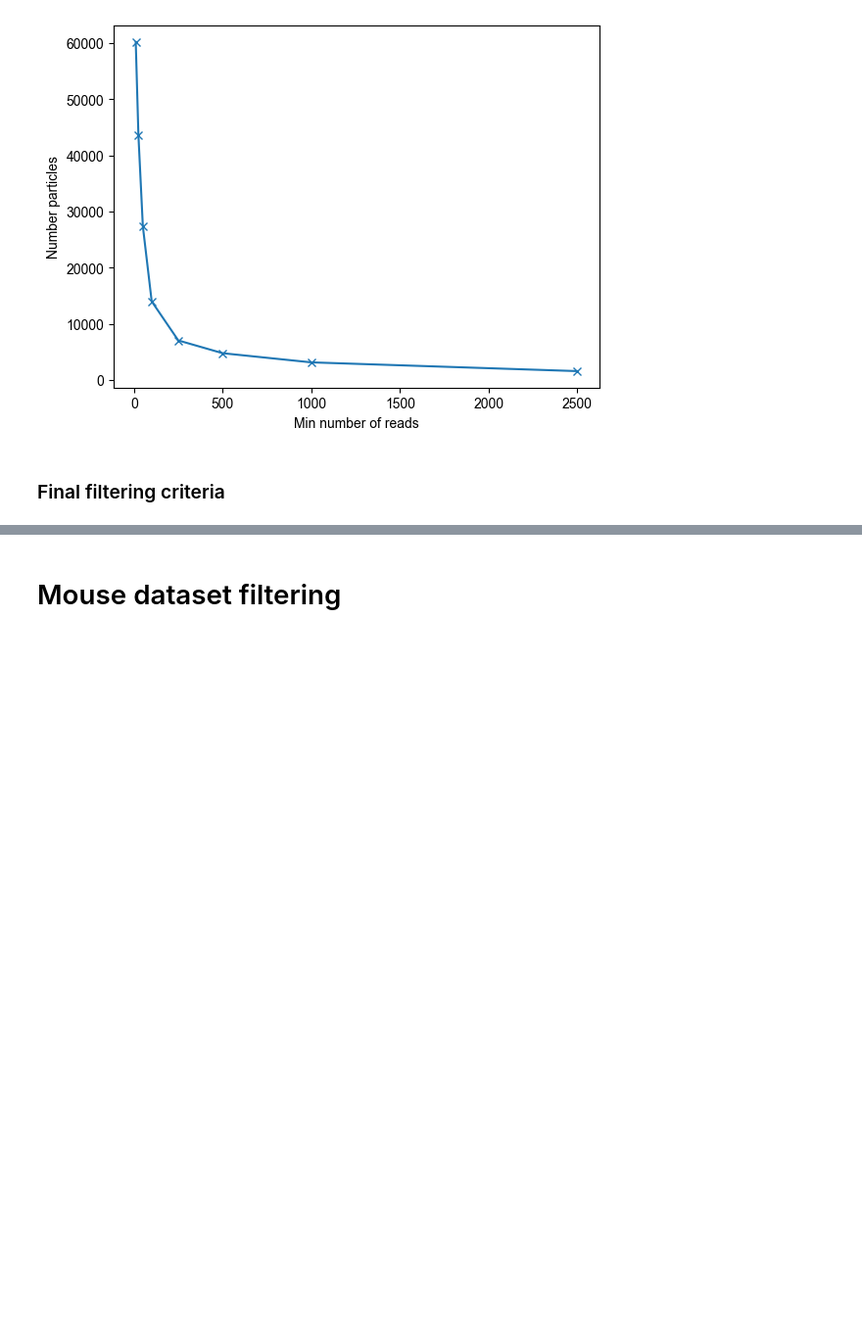
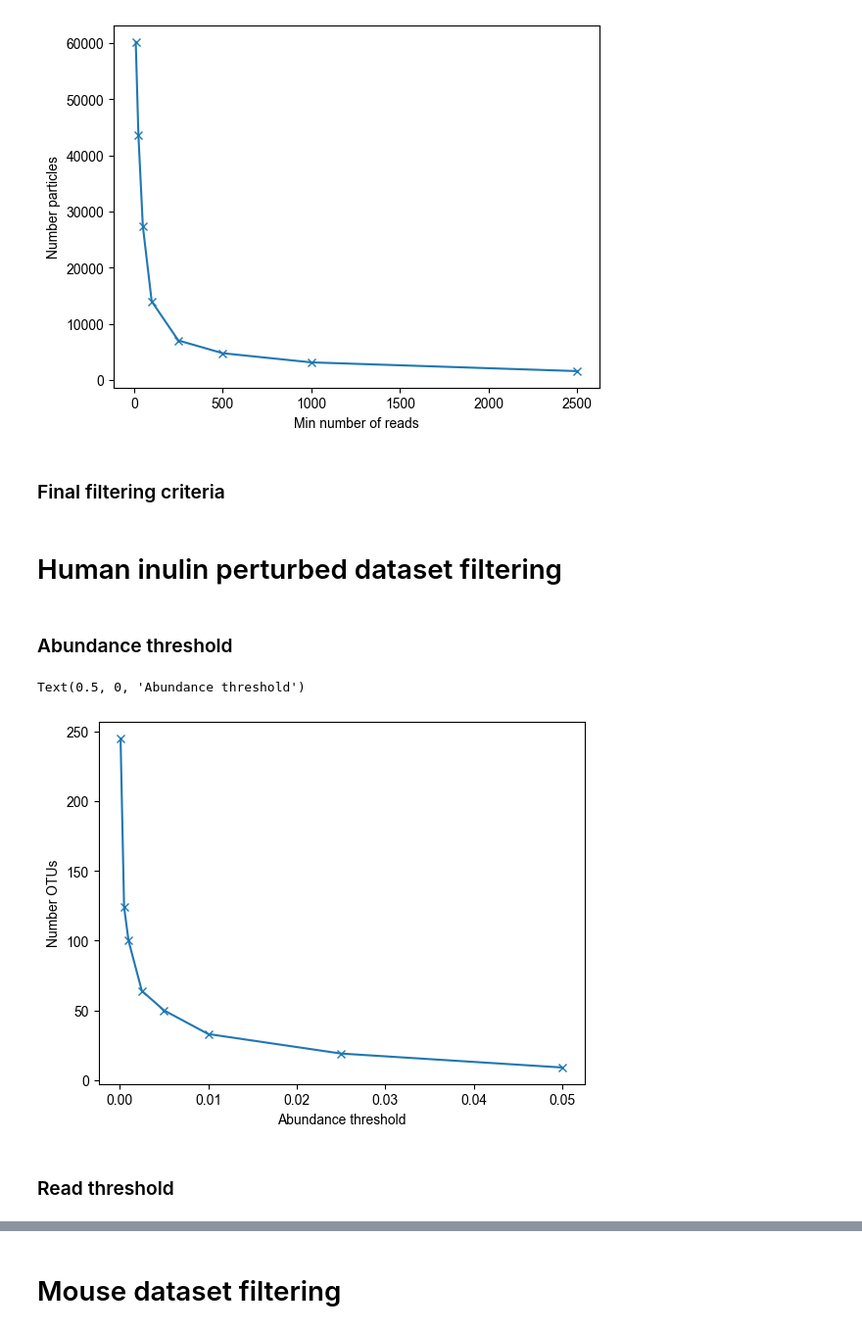
Before and after one commit to gerberlab/MCSPACE, a Jupyter notebook: mcspace/MCSPACE_paper/figures/figure_S1_data_filtering.ipynb, the cells around one changed output, grey strips where cells are left out. Shown: that part at 98% size. Drawn from its saved outputs; the diff is of its cells as text; code cells hidden in the pictures; blank space fills up the shorter version.

Commit message:
update figures

```diff
--- a/mcspace/MCSPACE_paper/figures/figure_S1_data_filtering.ipynb
+++ b/mcspace/MCSPACE_paper/figures/figure_S1_data_filtering.ipynb
@@ -94,3 +94,32 @@ max_reads = 10000
 # %%
 reads, num_otus, times, subjects, human_dataset = get_human_timeseries_dataset(
     min_abundance=min_abundance, min_reads=min_reads, max_reads=max_reads, rootpath=datapath)
+# %% [markdown]
+# Human inulin perturbed dataset filtering
+# %%
+reads, num_otus, times, subjects, dataset = get_human_inulin_perturbation_dataset(
+    min_abundance=0, min_reads=0, max_reads=np.inf, rootpath=datapath)
+# %% [markdown]
+### Abundance threshold
+# %%
+abun_thres_vals = [0.0001,0.0005,0.001,0.0025,0.005,0.01,0.025,0.05]
+
+inulin_notu_vals = np.zeros(len(abun_thres_vals))
+
+for i,min_abundance in enumerate(abun_thres_vals):
+    min_reads = 100
+    max_reads=10000
+
+    reads, num_otus, times, subjects, dataset = get_human_inulin_perturbation_dataset(
+        min_abundance=min_abundance, min_reads=min_reads, max_reads=max_reads, rootpath=datapath)
+    inulin_notu_vals[i] = num_otus
+# %%
+fig, ax = plt.subplots()
+ax.plot(abun_thres_vals,inulin_notu_vals,'-x')
+ax.set_ylabel("Number OTUs")
+ax.set_xlabel("Abundance threshold")
+# %% [output]
+Text(0.5, 0, 'Abundance threshold')
+[figure, added]
+# %% [markdown]
+### Read threshold
```
Also changed, not shown: parts of 9 cells of this notebook, 10 other files.
